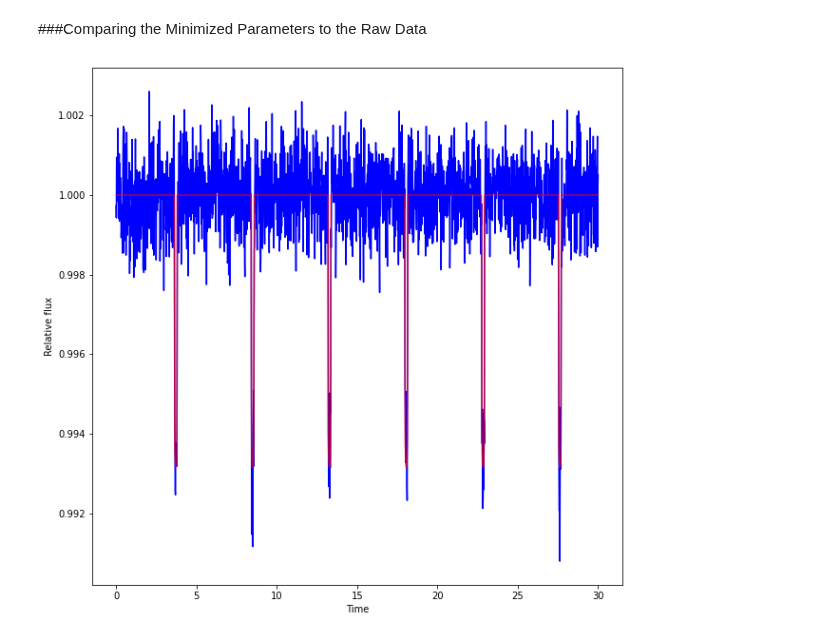
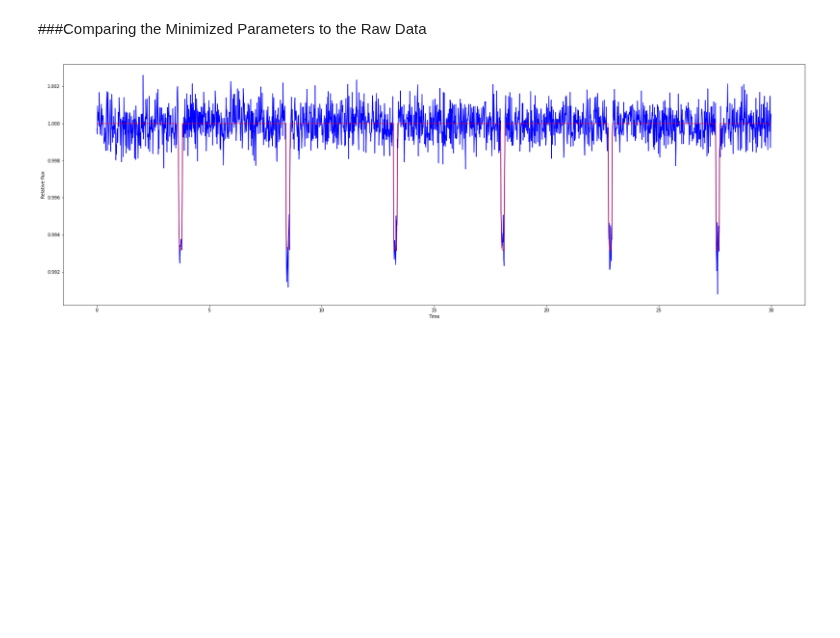
Before and after one commit to Hamza-Suleman/transiting-exoplanets, a Jupyter notebook: Dummy_Transit.ipynb, the cells around one changed output. Saved outputs shown, nothing was run; the diff lists cells and outputs as text; code cells hidden in the pictures; blank space fills up the shorter version.

```diff
--- a/Dummy_Transit.ipynb
+++ b/Dummy_Transit.ipynb
@@ -86,7 +86,7 @@ plt.plot(raw_time,raw_flux)
 # %% [markdown]
 ###Writing a Function to Plot a Lightcurve from Transit Parameters
 # %%
-def transit_plot(par,t,plottype="line",colour="b",transparency=None):   #creating a function to take a list parameter inputs and plot a lightcurve
+def transit_plot(par,t,xaxis="Time",plottype="line",colour="b",transparency=None):   #creating a function to take a list parameter inputs and plot a lightcurve
   params = batman.TransitParams()
   params.t0 = par[0]                      #time of inferior conjunction
   params.per = par[1]                     #orbital period
@@ -103,7 +103,7 @@ def transit_plot(par,t,plottype="line",colour="b",transparency=None):   #creatin
     plt.scatter(t,flux,color=colour,alpha=transparency)
   else:
     plt.plot(t, flux,color=colour,alpha=transparency)
-  plt.xlabel("Time")
+  plt.xlabel(xaxis)
   plt.ylabel("Relative flux")
 # %% [markdown]
 The function transit_plot takes four arguments, the first of which is a list of parameters for the BATMAN model to create a lightcurve with. This will compute flux values for plotting against a list of time values that are also passed into the function. The function can then be passed additional arguments to specify the type of plot desired and also the colour. This will be useful when plotting a model lightcurve over the raw data on the same plot.
@@ -225,9 +225,9 @@ As we can see, the value for the goodness of fit from the parameters that are fo
 # %% [markdown]
 ###Comparing the Minimized Parameters to the Raw Data
 # %%
-plt.figure(figsize=(10,10))
+plt.figure(figsize=(30,10))
 plt.plot(raw_time,raw_flux,"b")
 transit_plot(final_params,raw_time,colour="r",transparency=0.7)
 plt.show()
 # %% [output]
-[figure, old version]
+[figure, new version]
```
Also changed, not shown: parts of 5 cells of this notebook.
